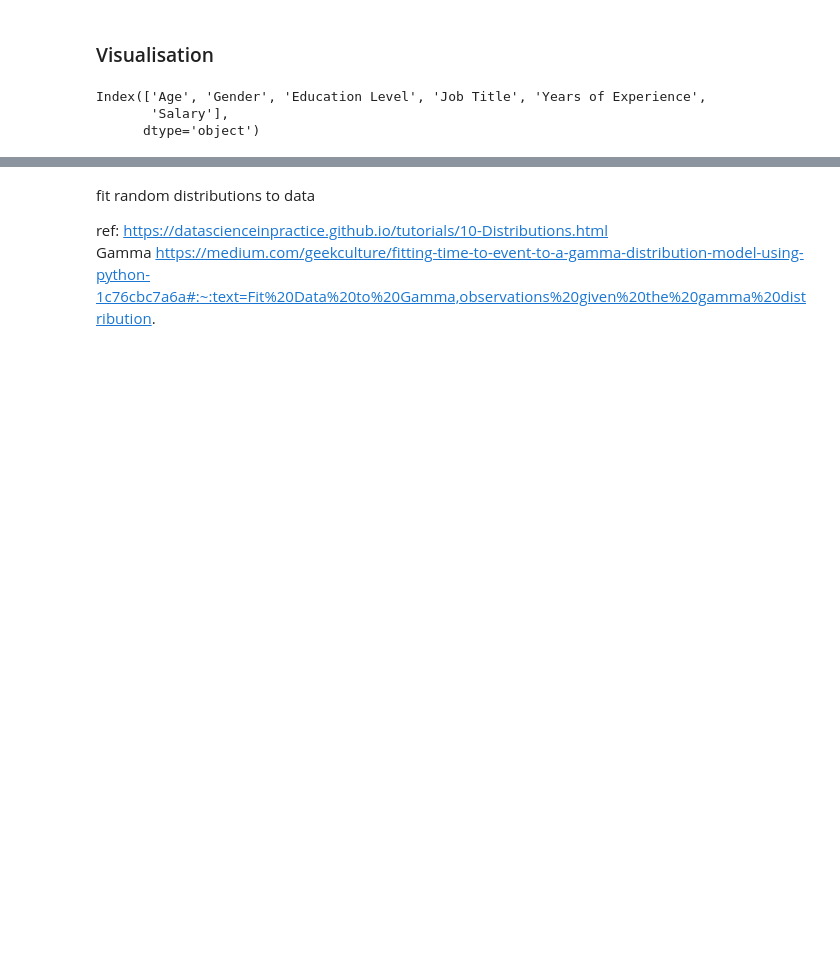
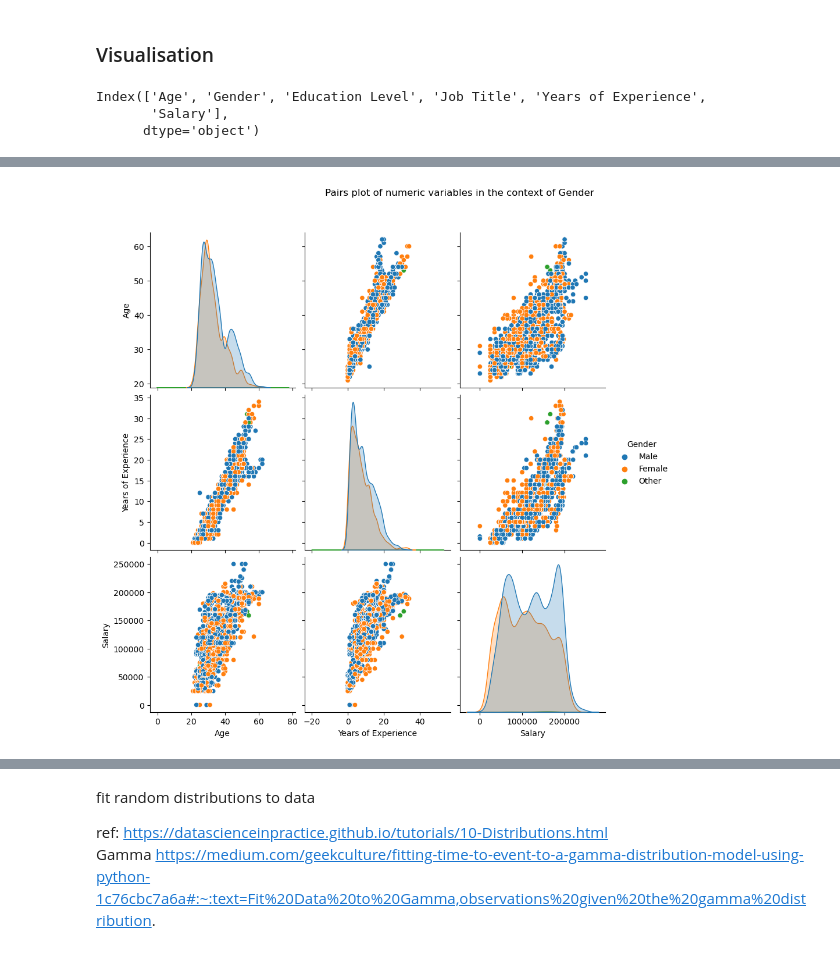
Before and after one commit to noyo0/ProgrammingForDataAnalysis, a Jupyter notebook: Project1/Project1.ipynb, the cells around one changed output, grey strips where cells are left out. Drawn from its saved outputs; the diff is of its cells as text; code cells hidden in the pictures; blank space fills up the shorter version.

```diff
--- a/Project1/Project1.ipynb
+++ b/Project1/Project1.ipynb
@@ -205,0 +237,7 @@ plt.show()
+# %%
+context='Gender'
+sns.pairplot(df, hue=context, height=3)
+plt.title(f"Pairs plot of numeric variables in the context of {context}", x=0,y=3.3)
+plt.show()
+# %% [output]
+[figure, added]
```
Also changed, not shown: parts of 15 cells of this notebook.
